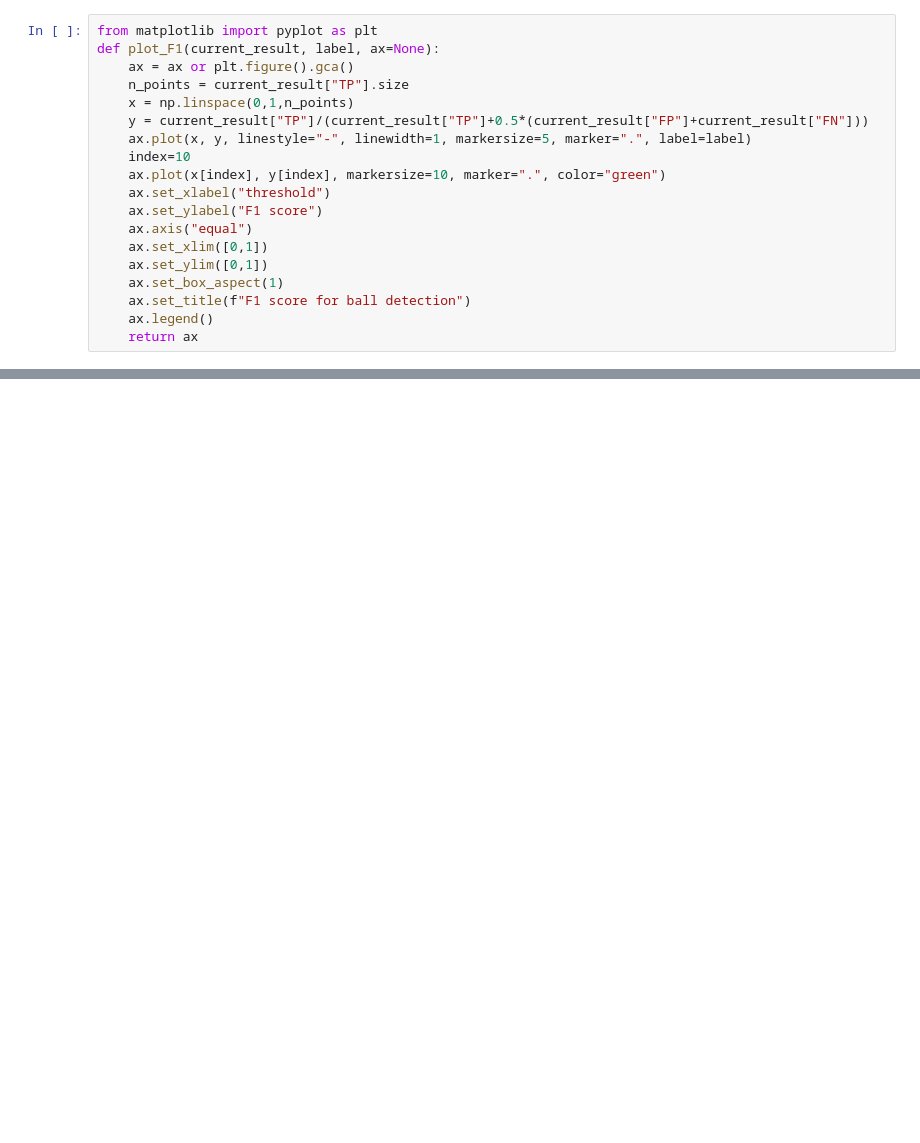
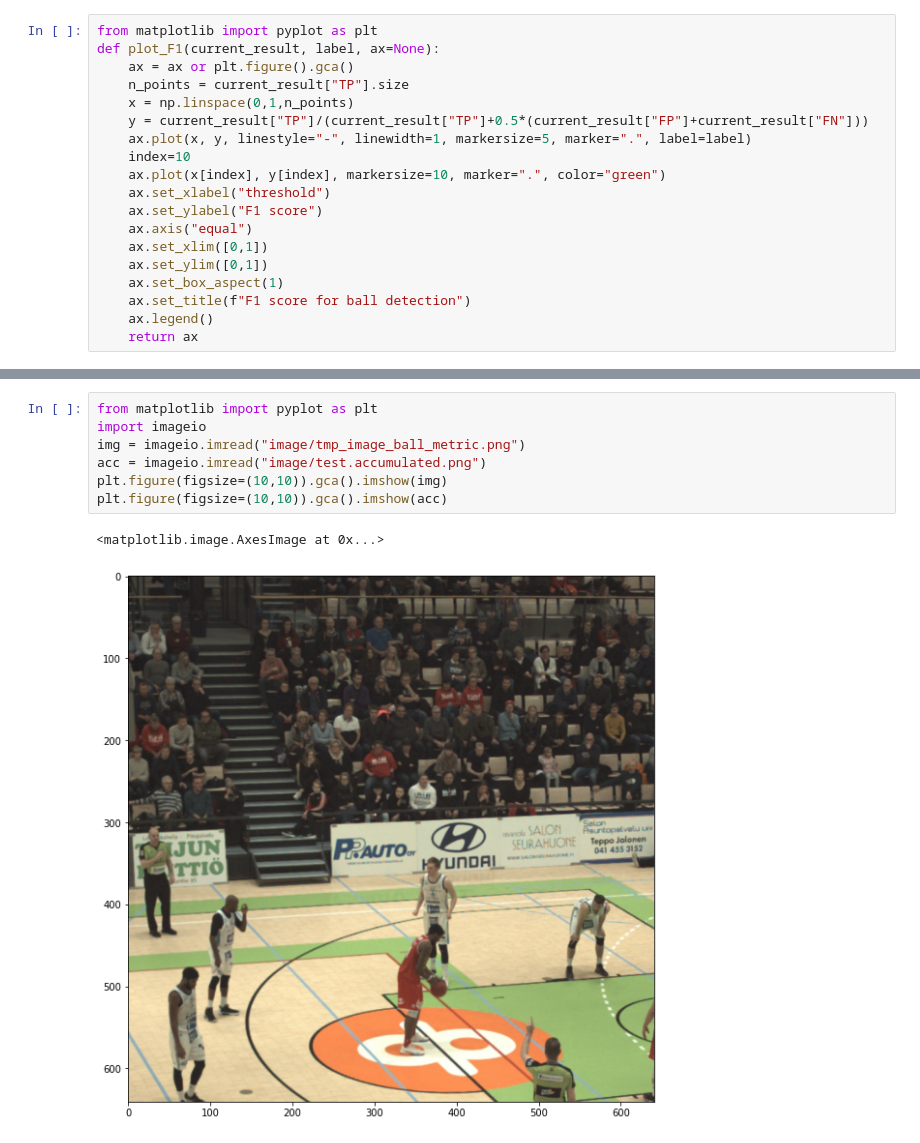
Before and after one commit to openpifpaf/openpifpaf, a Jupyter notebook: ROC_ball.ipynb, the cells around one changed output, grey strips where cells are left out. Drawn from its saved outputs; the diff is of its cells as text; blank space fills up the shorter version.

```diff
--- a/ROC_ball.ipynb
+++ b/ROC_ball.ipynb
@@ -53,0 +106,10 @@ for subset_name in result:
+# %%
+from matplotlib import pyplot as plt
+import imageio
+img = imageio.imread("image/tmp_image_ball_metric.png")
+acc = imageio.imread("image/test.accumulated.png")
+plt.figure(figsize=(10,10)).gca().imshow(img)
+plt.figure(figsize=(10,10)).gca().imshow(acc)
+# %% [output]
+<matplotlib.image.AxesImage at 0x...>
+[figure, added]
```
Also changed, not shown: parts of 6 cells of this notebook, 8 other files.
